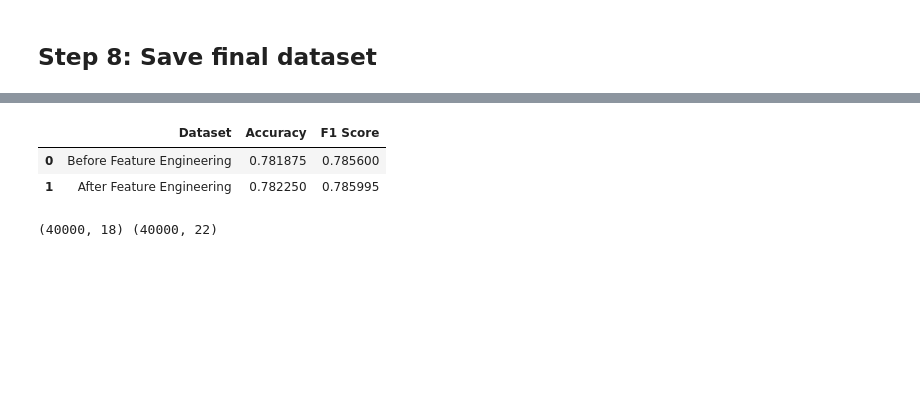
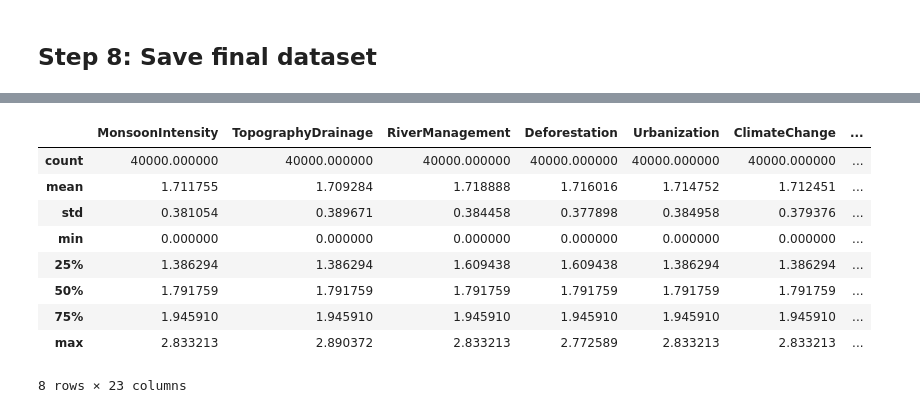
Before and after one commit to Sudin1010/floodPredictSystem, a Jupyter notebook: notebooks/03_Feature_Engineering.ipynb, the cells around one changed output, grey strips where cells are left out. Cells and saved outputs as stored; diff of their text form; code cells hidden in the pictures; blank space fills up the shorter version.

```diff
--- a/notebooks/03_Feature_Engineering.ipynb
+++ b/notebooks/03_Feature_Engineering.ipynb
@@ -77,66 +118,13 @@ df.to_csv("../data/processed/train_final.csv", index=False)
-# %%
-from sklearn.model_selection import train_test_split
-from sklearn.linear_model import LogisticRegression
-from sklearn.metrics import accuracy_score, f1_score
-import pandas as pd
-
-# Load before and after datasets
-before_df = pd.read_csv("../data/processed/train_transformed.csv")
-after_df = pd.read_csv("../data/processed/train_final.csv")
-
-# Drop features not used in final Nepal-context dataset
-before_df = before_df.drop(["CoastalVulnerability", "PoliticalFactors"], axis=1)
-
-# Prepare before dataset
-X_before = before_df.drop("FloodProbability", axis=1)
-y_before = before_df["FloodProbability"]
-
-# Prepare after dataset
-X_after = after_df.drop("FloodProbability", axis=1)
-y_after = after_df["FloodProbability"]
-
-# Convert target into binary class
-y_before = (y_before >= y_before.median()).astype(int)
-y_after = (y_after >= y_after.median()).astype(int)
-
-# Same train-test split for fair comparison
-Xb_train, Xb_test, yb_train, yb_test = train_test_split(
-    X_before, y_before, test_size=0.2, random_state=42
-)
-
-Xa_train, Xa_test, ya_train, ya_test = train_test_split(
-    X_after, y_after, test_size=0.2, random_state=42
-)
-
-# Train same model before feature engineering
-model_before = LogisticRegression(max_iter=1000)
-model_before.fit(Xb_train, yb_train)
-pred_before = model_before.predict(Xb_test)
-
-# Train same model after feature engineering
-model_after = LogisticRegression(max_iter=1000)
-model_after.fit(Xa_train, ya_train)
-pred_after = model_after.predict(Xa_test)
-
-# Compare results
-comparison = pd.DataFrame({
-    "Dataset": ["Before Feature Engineering", "After Feature Engineering"],
-    "Accuracy": [
-        accuracy_score(yb_test, pred_before),
-        accuracy_score(ya_test, pred_after)
-    ],
-    "F1 Score": [
-        f1_score(yb_test, pred_before),
-        f1_score(ya_test, pred_after)
-    ]
-})
-
-comparison
-# %% [output]
-|  | Dataset | Accuracy | F1 Score |
-| 0 | Before Feature Engineering | 0.781875 | 0.785600 |
-| 1 | After Feature Engineering | 0.782250 | 0.785995 |
-# %%
-print(X_before.shape, X_after.shape)
-# %% [output]
-(40000, 18) (40000, 22)
+# %%
+df.describe()
+# %% [output]
+|  | MonsoonIntensity | TopographyDrainage | RiverManagement | Deforestation | Urbanization | ClimateChange | ... |
+| count | 40000.000000 | 40000.000000 | 40000.000000 | 40000.000000 | 40000.000000 | 40000.000000 | ... |
+| mean | 1.711755 | 1.709284 | 1.718888 | 1.716016 | 1.714752 | 1.712451 | ... |
+| std | 0.381054 | 0.389671 | 0.384458 | 0.377898 | 0.384958 | 0.379376 | ... |
+| min | 0.000000 | 0.000000 | 0.000000 | 0.000000 | 0.000000 | 0.000000 | ... |
+| 25% | 1.386294 | 1.386294 | 1.609438 | 1.609438 | 1.386294 | 1.386294 | ... |
+| 50% | 1.791759 | 1.791759 | 1.791759 | 1.791759 | 1.791759 | 1.791759 | ... |
+| 75% | 1.945910 | 1.945910 | 1.945910 | 1.945910 | 1.945910 | 1.945910 | ... |
+| max | 2.833213 | 2.890372 | 2.833213 | 2.772589 | 2.833213 | 2.833213 | ... |
+8 rows × 23 columns
```
Also changed, not shown: parts of 7 cells of this notebook, 14 other files.
